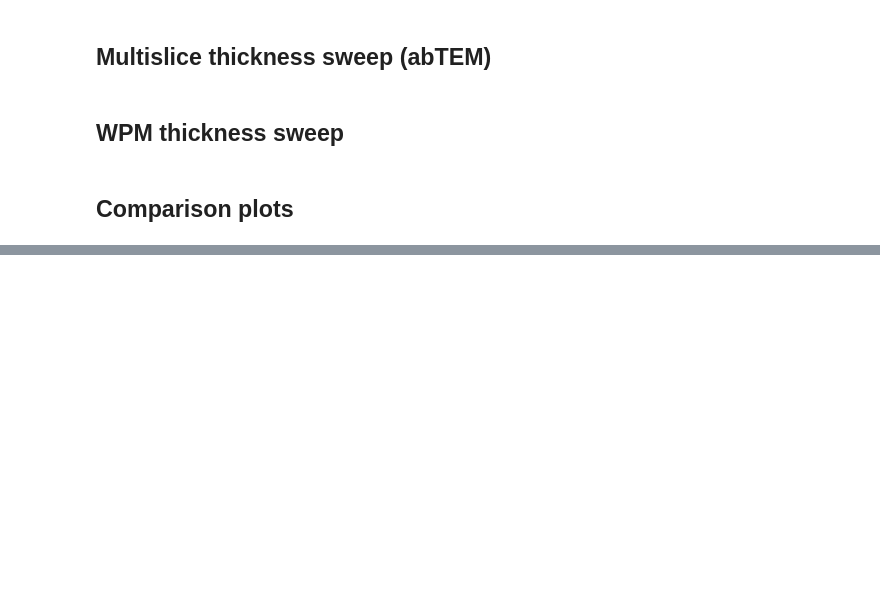
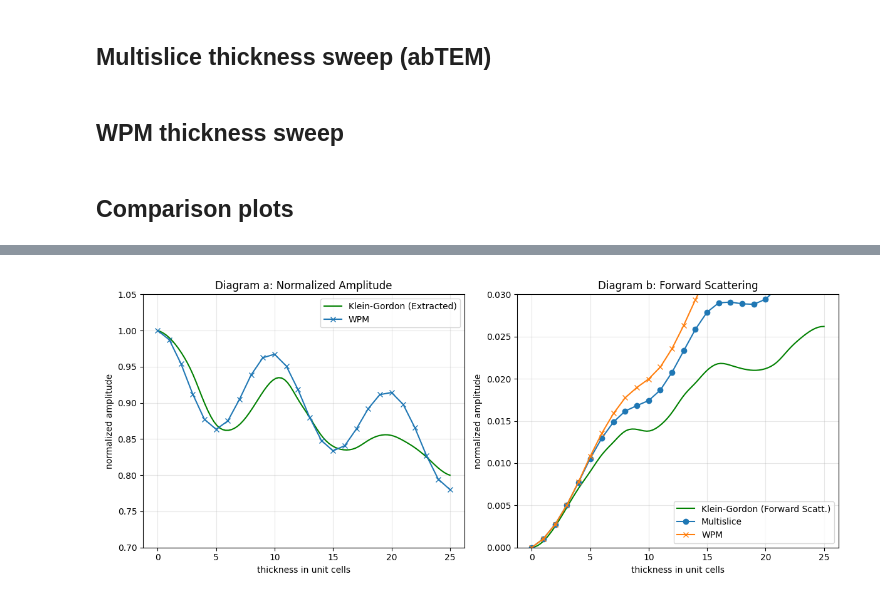
Before and after one commit to DavidLanders95/jax-ptychography, a Jupyter notebook: wpm/au_verification.ipynb, the cells around one changed output, grey strips where cells are left out. Saved outputs shown, nothing was run; the diff lists cells and outputs as text; code cells hidden in the pictures; blank space fills up the shorter version.

Commit message:
WPM and ODE data from paper align for the most part.

```diff
--- a/wpm/au_verification.ipynb
+++ b/wpm/au_verification.ipynb
@@ -490,0 +392,70 @@ plt.show()
+# %%
+import matplotlib.pyplot as plt
+import numpy as np
+from scipy.interpolate import interp1d
+
+# --- Data Extraction ---
+
+# Diagram (a): Au [100] Normalized Amplitude vs Thickness
+# Since Dirac, KG, and Schrodinger overlap heavily here,
+# this represents the main oscillation path.
+x_a = np.array([0, 1, 2, 3, 4, 5, 6, 7, 8, 9, 10,
+                11, 12, 13, 14, 15, 16, 17, 18, 19,
+                20, 21, 22, 23, 24, 25])
+
+y_a_klein_gordon = np.array([
+    1.000, 0.990, 0.970, 0.940, 0.900, 0.870, 0.862, 0.870,
+    0.890, 0.915, 0.933, 0.930, 0.905, 0.880, 0.855, 0.840,
+    0.835, 0.838, 0.848, 0.855, 0.855, 0.848, 0.838, 0.825,
+    0.810, 0.800
+])
+
+# Diagram (b): Au [100] Normalized Amplitude vs Thickness (Forward Scattering)
+# This corresponds to the UPPER branch labeled "Forward scattering".
+# The Green (KG) curve tracks closely with the Red (Dirac) curve here.
+x_b = np.array([0, 2, 4, 5, 6, 7, 8, 9, 10,
+                11, 12, 13, 14, 15, 16, 17, 18, 19,
+                20, 21, 22, 23, 24, 25])
+
+y_b_klein_gordon = np.array([
+    0.000, 0.0025, 0.0070, 0.0090, 0.0110, 0.0125, 0.0138, 0.0140, 0.0138,
+    0.0145, 0.0160, 0.0180, 0.0195, 0.0210, 0.0218, 0.0216, 0.0212, 0.0210,
+    0.0212, 0.0220, 0.0235, 0.0248, 0.0258, 0.0262
+])
+
+# --- Plotting to Verify ---
+
+fig, (ax1, ax2) = plt.subplots(1, 2, figsize=(12, 5))
+
+# Plot A
+# Using cubic interpolation to smooth the lines between sampled points
+f_a = interp1d(x_a, y_a_klein_gordon, kind='cubic')
+x_new_a = np.linspace(0, 25, 100)
+
+ax1.plot(x_new_a, f_a(x_new_a), 'g-', label='Klein-Gordon (Extracted)')
+ax1.plot(x_a, measurements_wpm_0_0, marker="x", label="WPM")
+ax1.set_title('Diagram a: Normalized Amplitude')
+ax1.set_xlabel('thickness in unit cells')
+ax1.set_ylabel('normalized amplitude')
+ax1.set_ylim(0.7, 1.05)
+ax1.legend()
+ax1.grid(True, alpha=0.3)
+
+# Plot B
+f_b = interp1d(x_b, y_b_klein_gordon, kind='cubic')
+x_new_b = np.linspace(0, 25, 100)
+
+ax2.plot(x_new_b, f_b(x_new_b), 'g-', label='Klein-Gordon (Forward Scatt.)')
+ax2.plot(x_a, measurements_ms_0_28, marker="o", label="Multislice")
+ax2.plot(x_a, measurements_wpm_0_28, marker="x", label="WPM")
+ax2.set_title('Diagram b: Forward Scattering')
+ax2.set_xlabel('thickness in unit cells')
+ax2.set_ylabel('normalized amplitude')
+ax2.set_ylim(0, 0.03)
+ax2.legend()
+ax2.grid(True, alpha=0.3)
+
+plt.tight_layout()
+plt.show()
+# %% [output]
+[figure, added]
```
Also changed, not shown: parts of 9 cells of this notebook, 2 other files.
